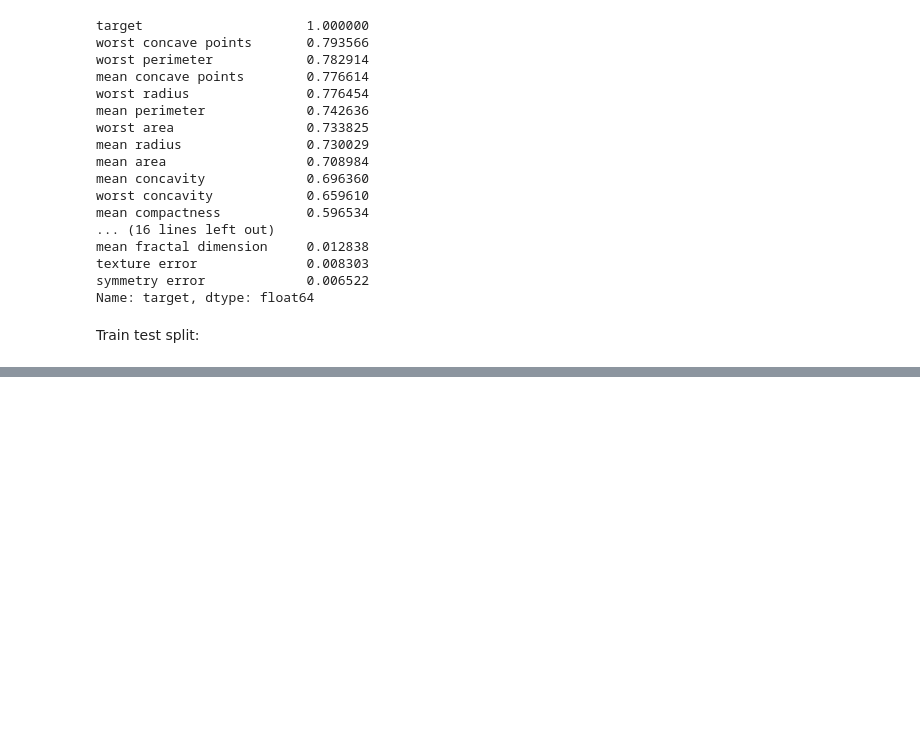
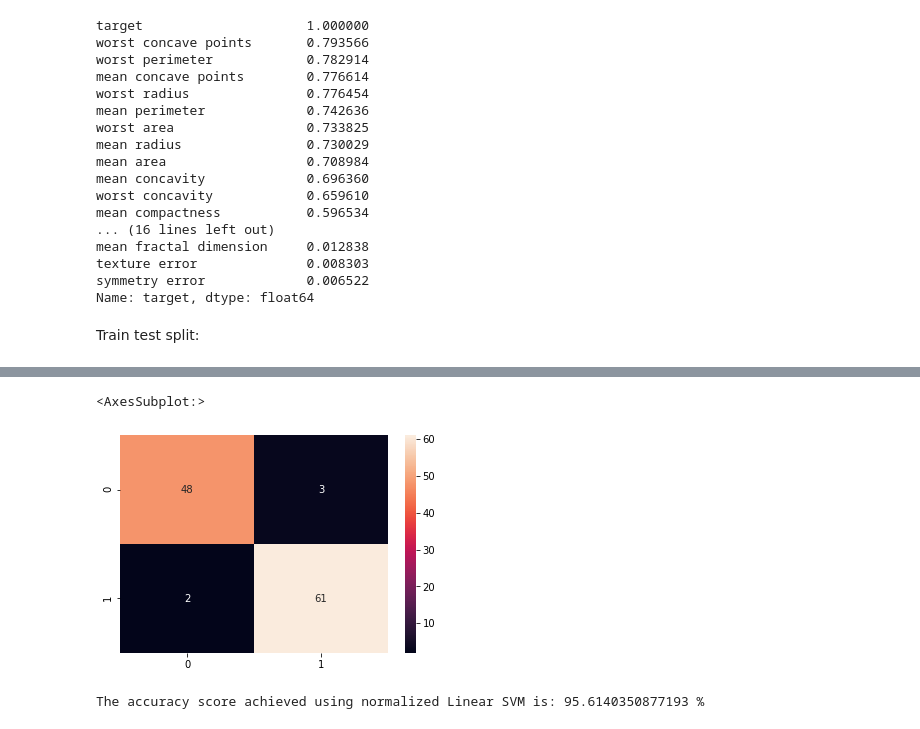
Before and after one commit to nshafik/Breast-Cancer, a Jupyter notebook: SVM_Breast_Cancer.ipynb, the cells around one changed output, grey strips where cells are left out. Cells and saved outputs as stored; diff of their text form; code cells hidden in the pictures; blank space fills up the shorter version.

```diff
--- a/SVM_Breast_Cancer.ipynb
+++ b/SVM_Breast_Cancer.ipynb
@@ -144,0 +163,12 @@ sns.scatterplot(x = X_train['mean area'], y = X_train['mean smoothness'], hue =
+# %%
+y_predict = svc_model.predict(norm_x_test)
+cm = confusion_matrix(y_test, y_predict)
+
+sns.heatmap(cm,annot=True,fmt="d")
+# %% [output]
+<AxesSubplot:>
+[figure, added]
+# %%
+print("The accuracy score achieved using normalized Linear SVM is: "+str(accuracy_score(y_predict,y_test)*100)+" %")
+# %% [output]
+The accuracy score achieved using normalized Linear SVM is: 95.6140350877193 %
```
Also changed, not shown: parts of 18 cells of this notebook.
